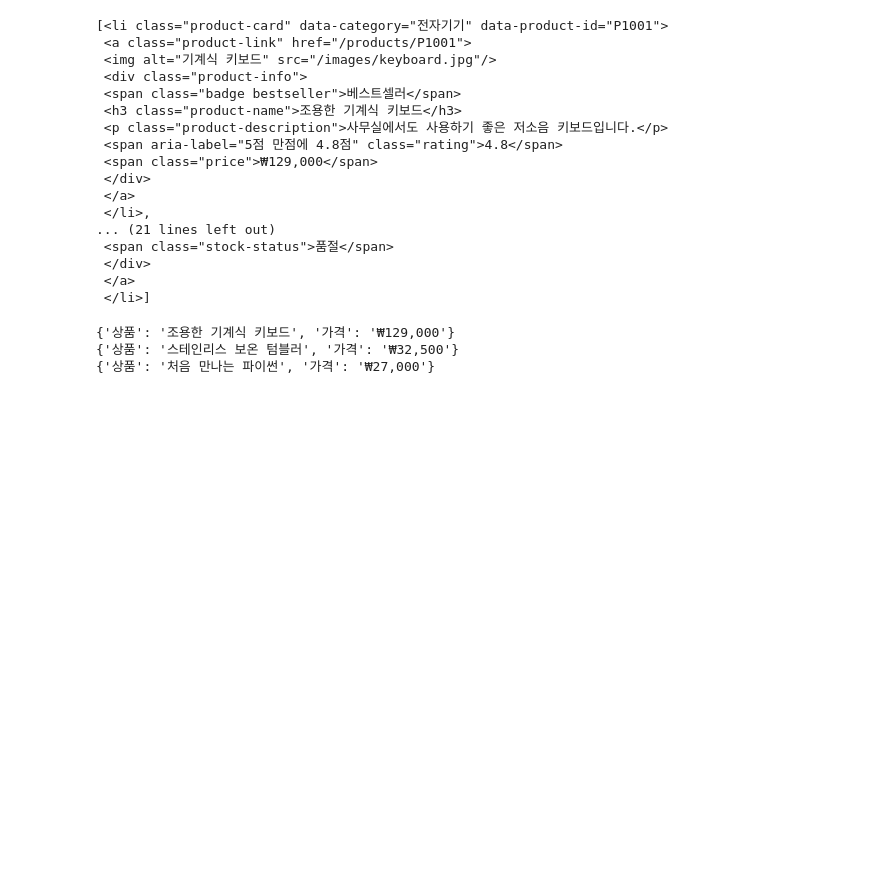
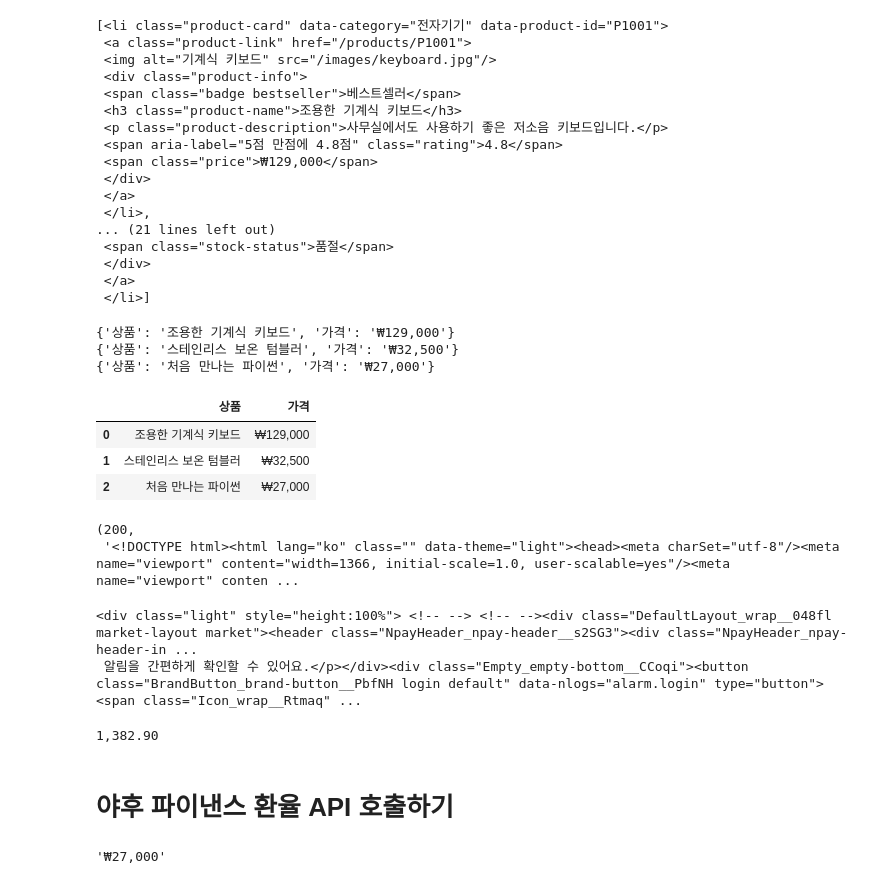
Before and after one commit to Kyeongrak-Choi/AI-Orchestration-Lab, a Jupyter notebook: 6_llm-app-dev/notebooks/Day06-Scraping.ipynb, the cells around one changed output. Saved outputs shown, nothing was run; the diff lists cells and outputs as text; code cells hidden in the pictures; blank space fills up the shorter version.

```diff
--- a/6_llm-app-dev/notebooks/Day06-Scraping.ipynb
+++ b/6_llm-app-dev/notebooks/Day06-Scraping.ipynb
@@ -51,3 +51,74 @@ for product in product_items:
 {'상품': '조용한 기계식 키보드', '가격': '₩129,000'}
 {'상품': '스테인리스 보온 텀블러', '가격': '₩32,500'}
 {'상품': '처음 만나는 파이썬', '가격': '₩27,000'}
+# %%
+import pandas as pd
+
+# 상품 카드에서 상품명과 가격을 추출합니다.
+product_list = soup.find("ul", class_="product-list")
+product_items = product_list.find_all("li", class_="product-card")
+
+product_data = []
+for product in product_items:
+    product_data.append({
+        "상품": product.find("h3", class_="product-name").get_text(strip=True),
+        "가격": product.find("span", class_="price").get_text(strip=True),
+    })
+
+products_df = pd.DataFrame(product_data)
+
+# 가격에서 통화 기호와 쉼표를 제거해 숫자로 변환합니다.
+products_df["가격(원)"] = (
+    products_df["가격"]
+    .str.replace(r"[^0-9]", "", regex=True)
+    .astype(int)
+)
+
+products_df[["상품", "가격"]]
+# %% [output]
+|  | 상품 | 가격 |
+| 0 | 조용한 기계식 키보드 | ₩129,000 |
+| 1 | 스테인리스 보온 텀블러 | ₩32,500 |
+| 2 | 처음 만나는 파이썬 | ₩27,000 |
+# %%
+res = requests.get("https://stock.naver.com/market/marketindex")
+res.status_code, res.text[:800]
+# %% [output]
+(200,
+ '<!DOCTYPE html><html lang="ko" class="" data-theme="light"><head><meta charSet="utf-8"/><meta name="viewport" content="width=1366, initial-scale=1.0, user-scalable=yes"/><meta name="viewport" conten ...
+# %%
+soup = BeautifulSoup(res.text,"html.parser")
+soup.find("div")
+# %% [output]
+<div class="light" style="height:100%"> <!-- --> <!-- --><div class="DefaultLayout_wrap__048fl market-layout market"><header class="NpayHeader_npay-header__s2SG3"><div class="NpayHeader_npay-header-in ...
+ 알림을 간편하게 확인할 수 있어요.</p></div><div class="Empty_empty-bottom__CCoqi"><button class="BrandButton_brand-button__PbfNH login default" data-nlogs="alarm.login" type="button"><span class="Icon_wrap__Rtmaq" ...
+# %%
+url = "https://finance.naver.com/marketindex/exchangeList.naver"
+m_index = requests.get(url)
+soup = BeautifulSoup(m_index.content, 'html.parser')
+
+
+table = soup.find('table', class_='tbl_exchange')
+usd_row = table.find('tbody').find('tr')
+us_price = usd_row.find(class_='sale')
+print(us_price.text)
+# %% [output]
+1,382.90
+# %% [markdown]
+# 야후 파이낸스 환율 API 호출하기
+# %%
+import requests
+import yfinance as yf
+from bs4 import BeautifulSoup
+
+currency = "USD"
+tickers = {"USD": "KRW=X", "JPY": "JPYKRW=X", "EUR": "EURKRW=X"}
+ticker = tickers.get(currency)
+
+if not ticker:
+    print(f"{currency}는 지원하지 않는 토오하입니다.")
+
+price = yf.Ticker(ticker).info.get("regularMarketPrice")
+price
+# %% [output]
+'₩27,000'
```
Also changed, not shown: parts of 6 cells of this notebook, 5 other files.
